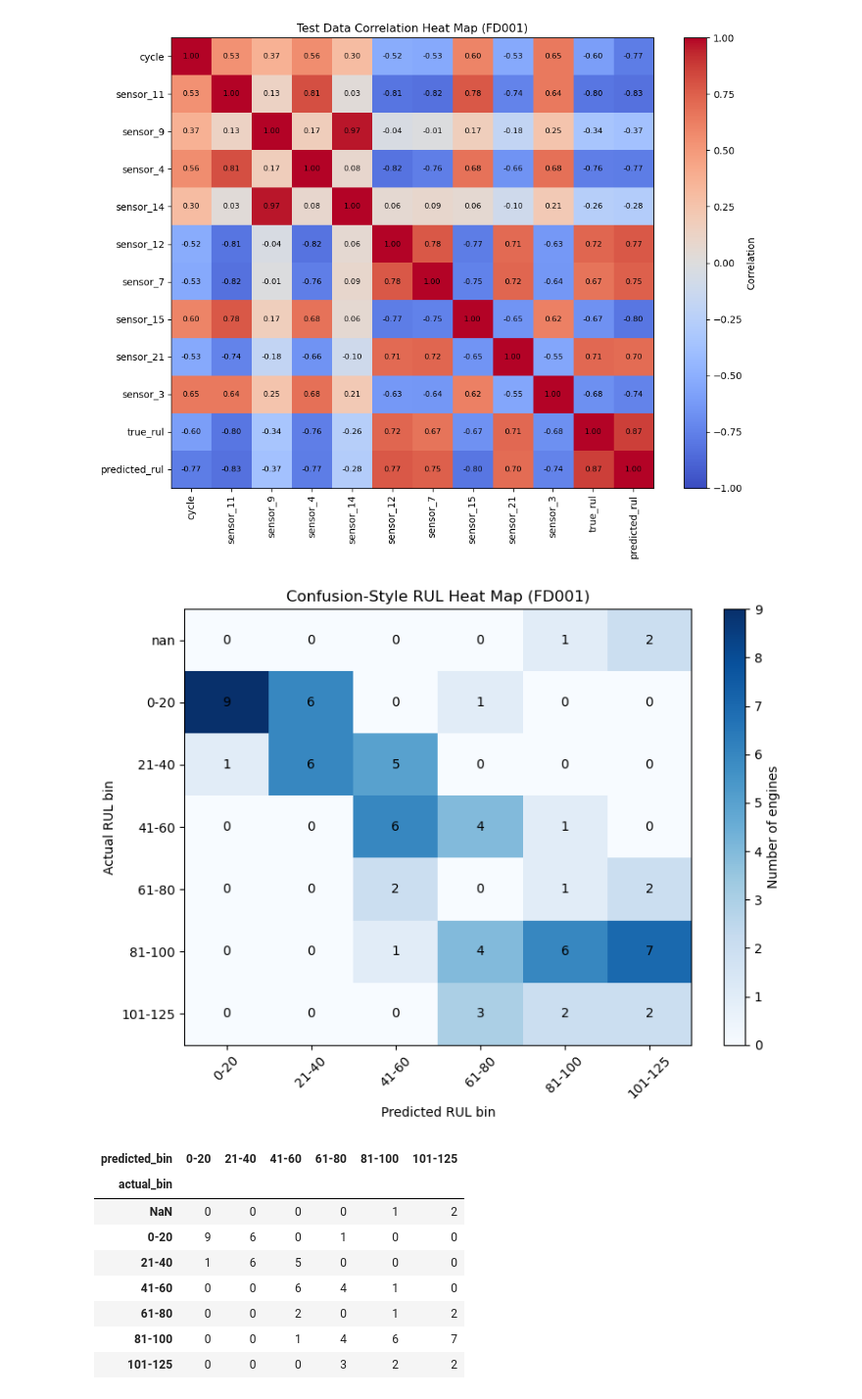
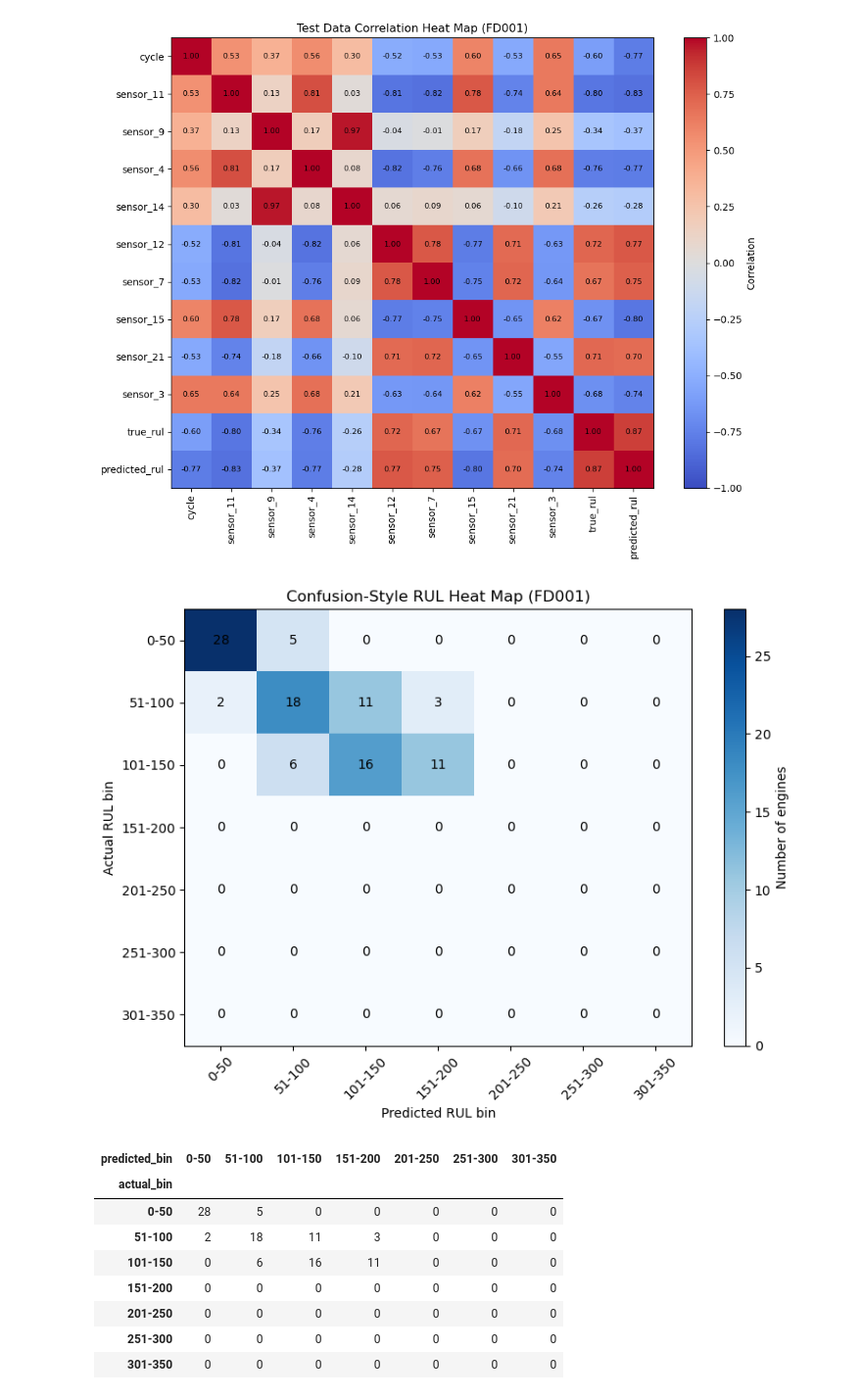
Before and after one commit to mdseqh/ML-Applications-on-Engine-RUL---MANU-465, a Jupyter notebook: random forest uncapped.ipynb, the cells around one changed output. Shown at 98% size. Drawn from its saved outputs; the diff is of its cells as text; code cells hidden in the pictures.

```diff
--- a/random forest uncapped.ipynb
+++ b/random forest uncapped.ipynb
@@ -14,7 +14,7 @@ from sklearn.model_selection import train_test_split
 # %%
 DATASET = "FD001"
 RANDOM_STATE = 42
-MAX_RUL = None  # Set to None if you do not want to cap the target.
+MAX_RUL = None
 
 index_cols = ["engine_id", "cycle"]
 setting_cols = [f"setting_{i}" for i in range(1, 4)]
@@ -40,9 +40,6 @@ test_df = test_df.sort_values(["engine_id", "cycle"]).reset_index(drop=True)
 max_cycle_by_engine = train_df.groupby("engine_id")["cycle"].transform("max")
 train_df["RUL"] = max_cycle_by_engine - train_df["cycle"]
 
-if MAX_RUL is not None:
-    train_df["RUL"] = train_df["RUL"].clip(upper=MAX_RUL)
-
 candidate_features = [c for c in train_df.columns if c not in ["engine_id", "RUL"]]
 
 print(f"Training rows: {len(train_df):,}")
@@ -128,12 +123,8 @@ Validation RMSE: 31.355
 Validation MAE: 23.811
 Validation R^2: 0.772
 # %%
-# For the official test set, the RUL label corresponds to the final observed cycle for each engine.
 test_last = test_df.groupby("engine_id").tail(1).copy()
 test_last = test_last.merge(test_rul, on="engine_id", how="left")
-
-if MAX_RUL is not None:
-    test_last["true_rul"] = test_last["true_rul"].clip(upper=MAX_RUL)
 
 test_pred = rf_model.predict(test_last[feature_cols])
 test_rmse = float(np.sqrt(mean_squared_error(test_last["true_rul"], test_pred)))
@@ -229,9 +271,8 @@ plt.show()
 # %% [output]
 [figure]
 # %%
-# Confusion-style heat map for the regression model by binning RUL into ranges.
-bin_edges = [0, 20, 40, 60, 80, 100, 125]
-bin_labels = ["0-20", "21-40", "41-60", "61-80", "81-100", "101-125"]
+bin_edges = [0, 50, 100, 150, 200, 250, 300, 350]
+bin_labels = ["0-50", "51-100", "101-150", "151-200", "201-250", "251-300", "301-350"]
 
 confusion_df = results_df.copy()
 confusion_df["actual_bin"] = pd.cut(
@@ -244,40 +285,40 @@ confusion_df["predicted_bin"] = pd.cut(
     confusion_df["predicted_rul"],
     bins=bin_edges,
     labels=bin_labels,
     include_lowest=True
 )
 
 confusion_matrix = pd.crosstab(
     confusion_df["actual_bin"],
     confusion_df["predicted_bin"],
     dropna=False
 )
 
 plt.figure(figsize=(8, 6))
 plt.imshow(confusion_matrix, cmap="Blues", aspect="auto")
 plt.colorbar(label="Number of engines")
 plt.xticks(range(len(confusion_matrix.columns)), confusion_matrix.columns, rotation=45)
 plt.yticks(range(len(confusion_matrix.index)), confusion_matrix.index)
 plt.xlabel("Predicted RUL bin")
 plt.ylabel("Actual RUL bin")
 plt.title(f"Confusion-Style RUL Heat Map ({DATASET})")
 
 for i in range(confusion_matrix.shape[0]):
     for j in range(confusion_matrix.shape[1]):
         plt.text(j, i, confusion_matrix.iloc[i, j], ha="center", va="center", color="black")
 
 plt.tight_layout()
 plt.show()
 
 confusion_matrix
 # %% [output]
-[figure, old version]
+[figure, new version]
-| predicted_bin | 0-20 | 21-40 | 41-60 | 61-80 | 81-100 | 101-125 |
-| actual_bin |  |  |  |  |  |  |
-| NaN | 0 | 0 | 0 | 0 | 1 | 2 |
-| 0-20 | 9 | 6 | 0 | 1 | 0 | 0 |
-| 21-40 | 1 | 6 | 5 | 0 | 0 | 0 |
-| 41-60 | 0 | 0 | 6 | 4 | 1 | 0 |
-| 61-80 | 0 | 0 | 2 | 0 | 1 | 2 |
-| 81-100 | 0 | 0 | 1 | 4 | 6 | 7 |
-| 101-125 | 0 | 0 | 0 | 3 | 2 | 2 |
+| predicted_bin | 0-50 | 51-100 | 101-150 | 151-200 | 201-250 | 251-300 | 301-350 |
+| actual_bin |  |  |  |  |  |  |  |
+| 0-50 | 28 | 5 | 0 | 0 | 0 | 0 | 0 |
+| 51-100 | 2 | 18 | 11 | 3 | 0 | 0 | 0 |
+| 101-150 | 0 | 6 | 16 | 11 | 0 | 0 | 0 |
+| 151-200 | 0 | 0 | 0 | 0 | 0 | 0 | 0 |
+| 201-250 | 0 | 0 | 0 | 0 | 0 | 0 | 0 |
+| 251-300 | 0 | 0 | 0 | 0 | 0 | 0 | 0 |
+| 301-350 | 0 | 0 | 0 | 0 | 0 | 0 | 0 |
```
Also changed, not shown: parts of 5 cells of this notebook, 2 other files.
